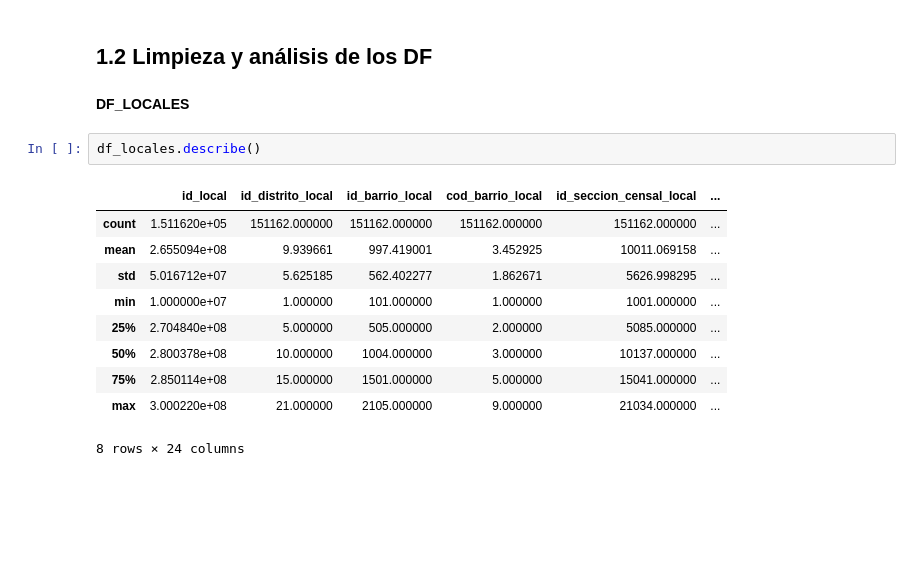
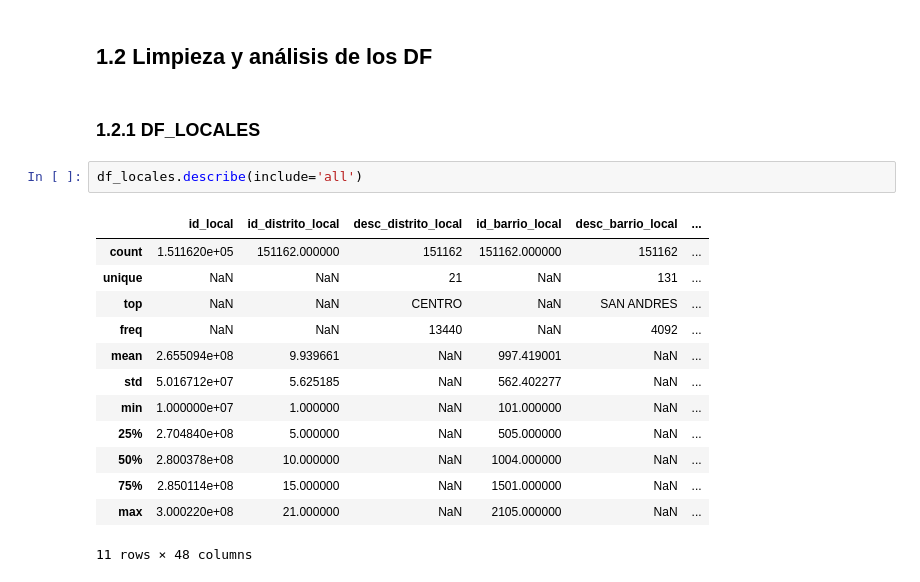
Before and after one commit to DylanGuerraR/NoSQL_Pl_master, a Jupyter notebook: Part1_DataAnalytic_NoSQL.ipynb, the cells around one changed output. Drawn from its saved outputs; the diff is of its cells as text; blank space fills up the shorter version.

Commit message:
Terminado el analisis de DF_LOCALES

```diff
--- a/Part1_DataAnalytic_NoSQL.ipynb
+++ b/Part1_DataAnalytic_NoSQL.ipynb
@@ -139,17 +130,20 @@ for df in [df_actividad, df_licencias, df_terrazas]:
 # %% [markdown]
 ## 1.2 Limpieza y análisis de los DF
 # %% [markdown]
-**DF_LOCALES**
+### 1.2.1 DF_LOCALES
 # %%
-df_locales.describe()
+df_locales.describe(include='all')
 # %% [output]
-|  | id_local | id_distrito_local | id_barrio_local | cod_barrio_local | id_seccion_censal_local | ... |
-| count | 1.511620e+05 | 151162.000000 | 151162.000000 | 151162.000000 | 151162.000000 | ... |
-| mean | 2.655094e+08 | 9.939661 | 997.419001 | 3.452925 | 10011.069158 | ... |
-| std | 5.016712e+07 | 5.625185 | 562.402277 | 1.862671 | 5626.998295 | ... |
-| min | 1.000000e+07 | 1.000000 | 101.000000 | 1.000000 | 1001.000000 | ... |
-| 25% | 2.704840e+08 | 5.000000 | 505.000000 | 2.000000 | 5085.000000 | ... |
-| 50% | 2.800378e+08 | 10.000000 | 1004.000000 | 3.000000 | 10137.000000 | ... |
-| 75% | 2.850114e+08 | 15.000000 | 1501.000000 | 5.000000 | 15041.000000 | ... |
-| max | 3.000220e+08 | 21.000000 | 2105.000000 | 9.000000 | 21034.000000 | ... |
+|  | id_local | id_distrito_local | desc_distrito_local | id_barrio_local | desc_barrio_local | ... |
+| count | 1.511620e+05 | 151162.000000 | 151162 | 151162.000000 | 151162 | ... |
+| unique | NaN | NaN | 21 | NaN | 131 | ... |
+| top | NaN | NaN | CENTRO | NaN | SAN ANDRES | ... |
+| freq | NaN | NaN | 13440 | NaN | 4092 | ... |
+| mean | 2.655094e+08 | 9.939661 | NaN | 997.419001 | NaN | ... |
+| std | 5.016712e+07 | 5.625185 | NaN | 562.402277 | NaN | ... |
+| min | 1.000000e+07 | 1.000000 | NaN | 101.000000 | NaN | ... |
+| 25% | 2.704840e+08 | 5.000000 | NaN | 505.000000 | NaN | ... |
+| 50% | 2.800378e+08 | 10.000000 | NaN | 1004.000000 | NaN | ... |
+| 75% | 2.850114e+08 | 15.000000 | NaN | 1501.000000 | NaN | ... |
+| max | 3.000220e+08 | 21.000000 | NaN | 2105.000000 | NaN | ... |
-8 rows × 24 columns
+11 rows × 48 columns
```
Also changed, not shown: parts of 11 cells of this notebook.
